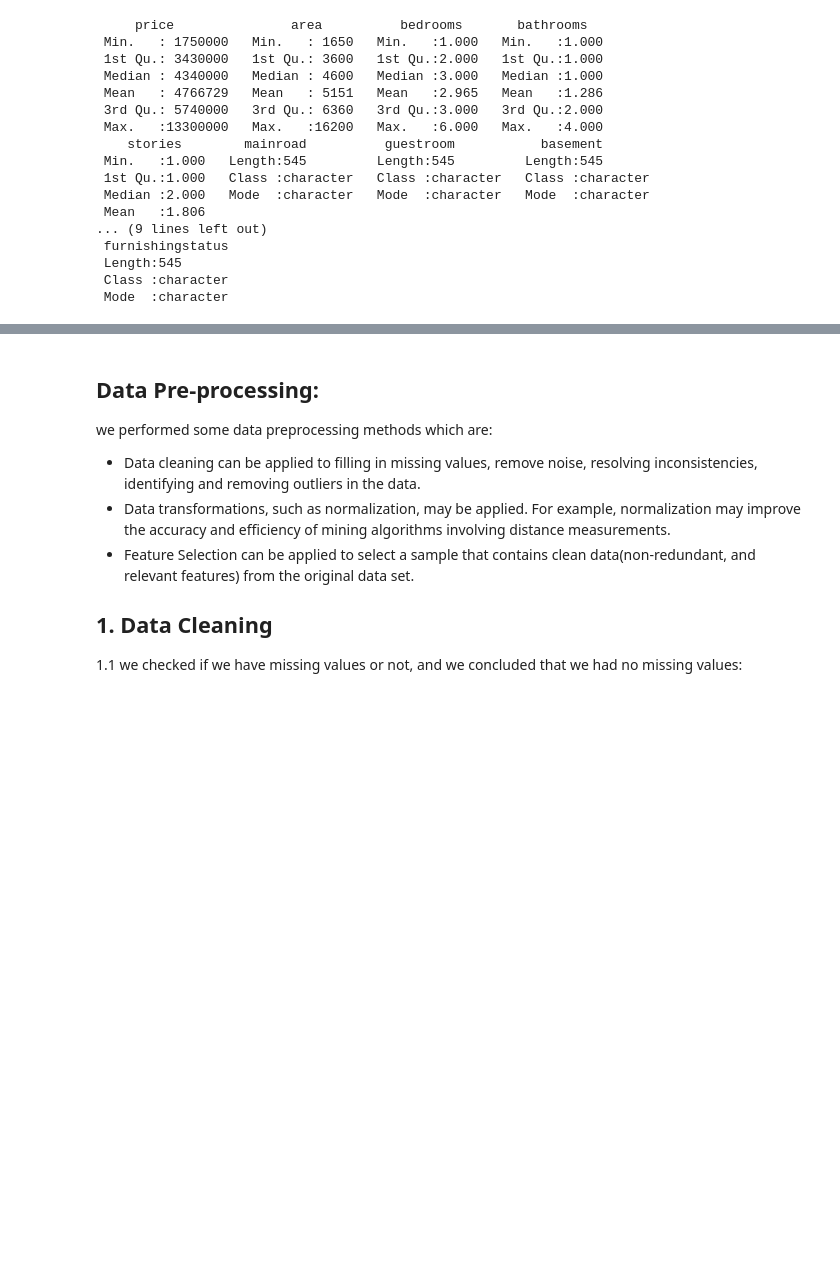
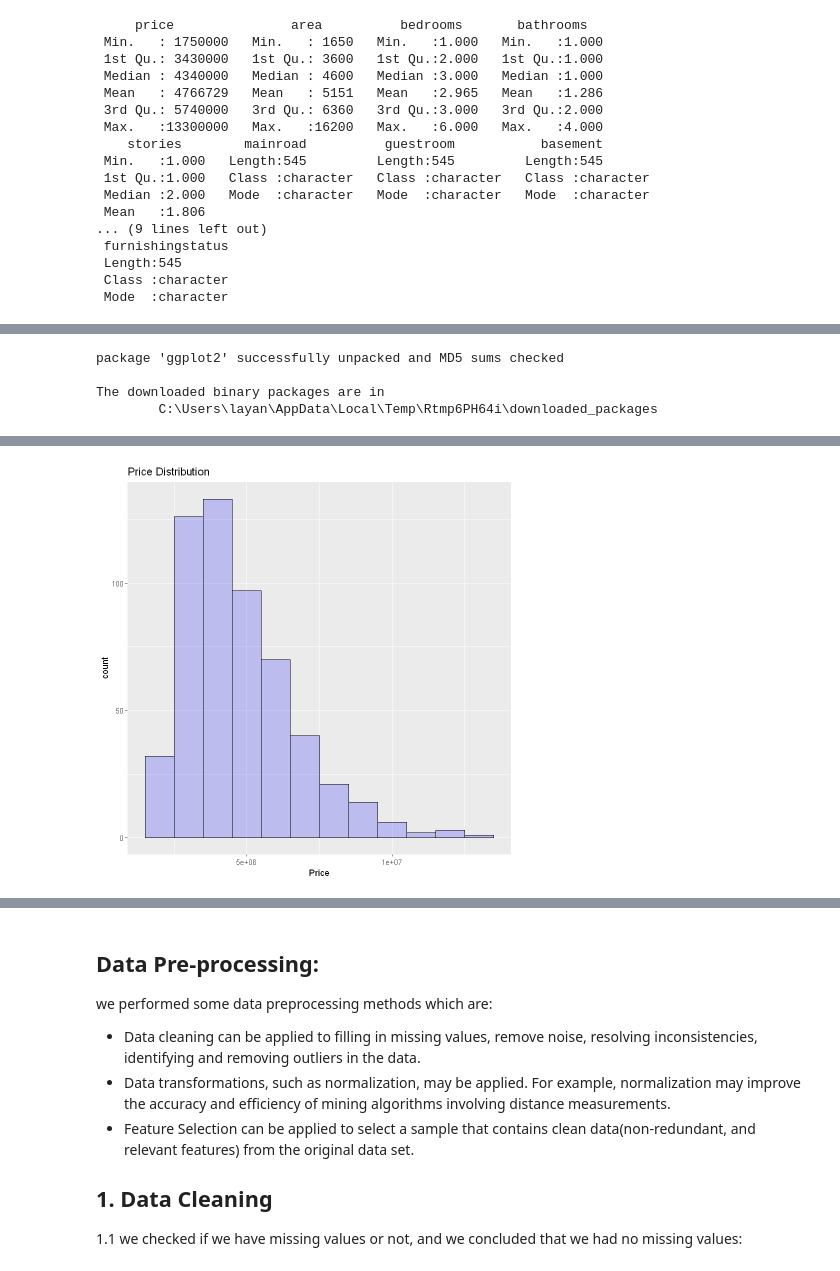
Before and after one commit to LayanAlmousa/DataMiningProject, a Jupyter notebook: MiningNotebook.ipynb, the cells around one changed output, grey strips where cells are left out. Drawn from its saved outputs; the diff is of its cells as text; code cells hidden in the pictures; blank space fills up the shorter version.

```diff
--- a/MiningNotebook.ipynb
+++ b/MiningNotebook.ipynb
@@ -82,0 +116,8 @@ summary(data)
+# %%
+install.packages("ggplot2")
+library(ggplot2)
+#Histogram
+ggplot(data, aes(x = price)) +
+  geom_histogram(binwidth = 1000000, fill = "blue", color = "black", alpha = 0.2) +
+  labs(title = "Price Distribution", x = "Price")
+# %% [output]
@@ -82,0 +126,4 @@ summary(data)
+package 'ggplot2' successfully unpacked and MD5 sums checked
+
+The downloaded binary packages are in
+        C:\Users\layan\AppData\Local\Temp\Rtmp6PH64i\downloaded_packages
@@ -82,0 +132 @@ summary(data)
+[figure, added]
```
Also changed, not shown: parts of 62 cells of this notebook.
